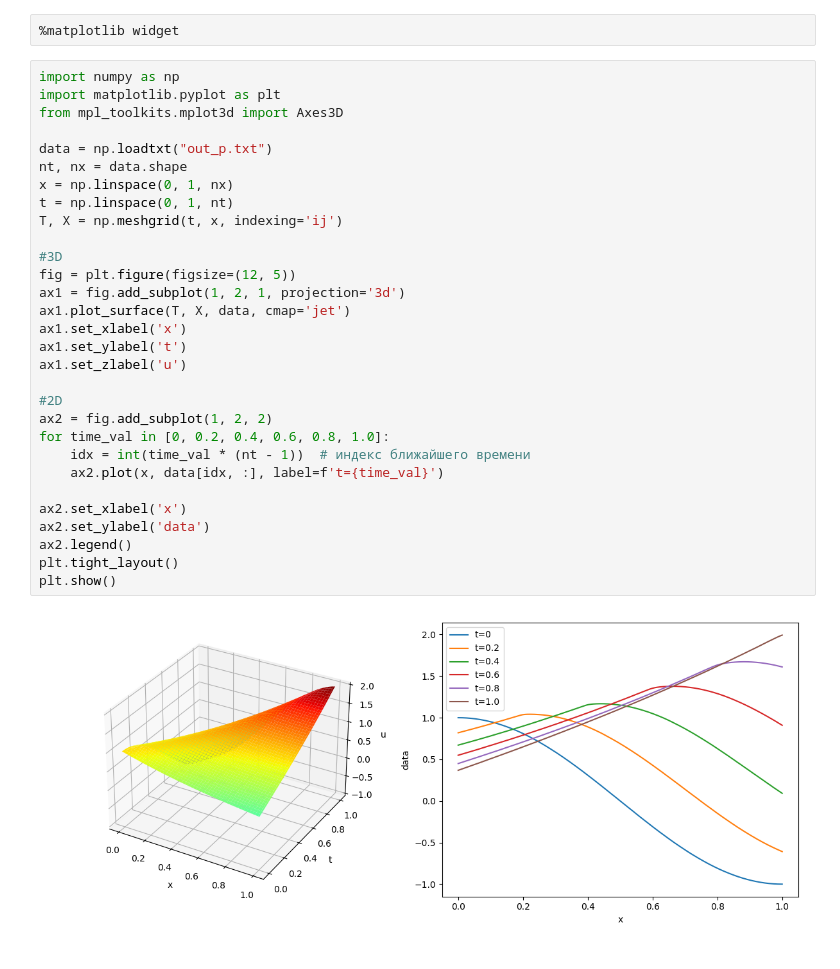
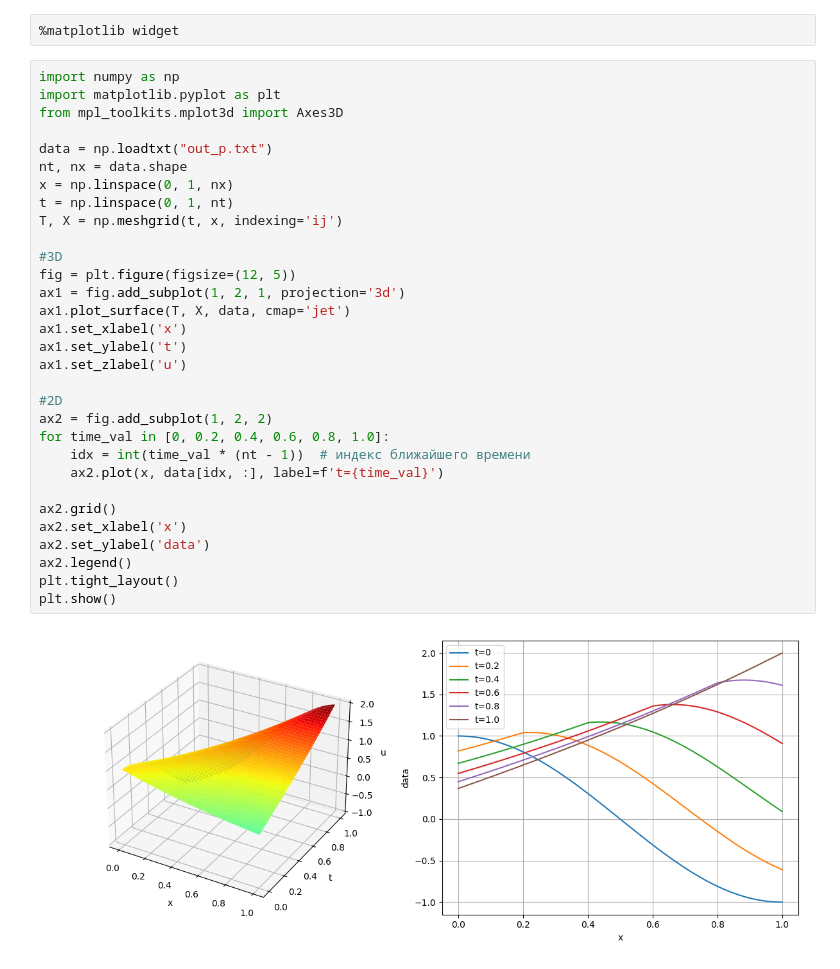
Before and after one commit to PavlovIS777/ParProg_MIPT, a Jupyter notebook: lab1/solver_test.ipynb, the cells around one changed output. Saved outputs shown, nothing was run; the diff lists cells and outputs as text.

```diff
--- a/lab1/solver_test.ipynb
+++ b/lab1/solver_test.ipynb
@@ -4,34 +4,35 @@
 import numpy as np
 import matplotlib.pyplot as plt
 from mpl_toolkits.mplot3d import Axes3D
 
 data = np.loadtxt("out_p.txt")
 nt, nx = data.shape
 x = np.linspace(0, 1, nx)
 t = np.linspace(0, 1, nt)
 T, X = np.meshgrid(t, x, indexing='ij')
 
 #3D
 fig = plt.figure(figsize=(12, 5))
 ax1 = fig.add_subplot(1, 2, 1, projection='3d')
 ax1.plot_surface(T, X, data, cmap='jet')
 ax1.set_xlabel('x')
 ax1.set_ylabel('t')
 ax1.set_zlabel('u')
 
 #2D
 ax2 = fig.add_subplot(1, 2, 2)
 for time_val in [0, 0.2, 0.4, 0.6, 0.8, 1.0]:
     idx = int(time_val * (nt - 1))  # индекс ближайшего времени
     ax2.plot(x, data[idx, :], label=f't={time_val}')
 
+ax2.grid()
 ax2.set_xlabel('x')
 ax2.set_ylabel('data')
 ax2.legend()
 plt.tight_layout()
 plt.show()
 # %% [output]
-[figure, old version]
+[figure, new version]
 # %%
 data = np.loadtxt("out_s.txt")
 nt, nx = data.shape
```
Also changed, not shown: parts of 3 cells of this notebook, 7 other files.
